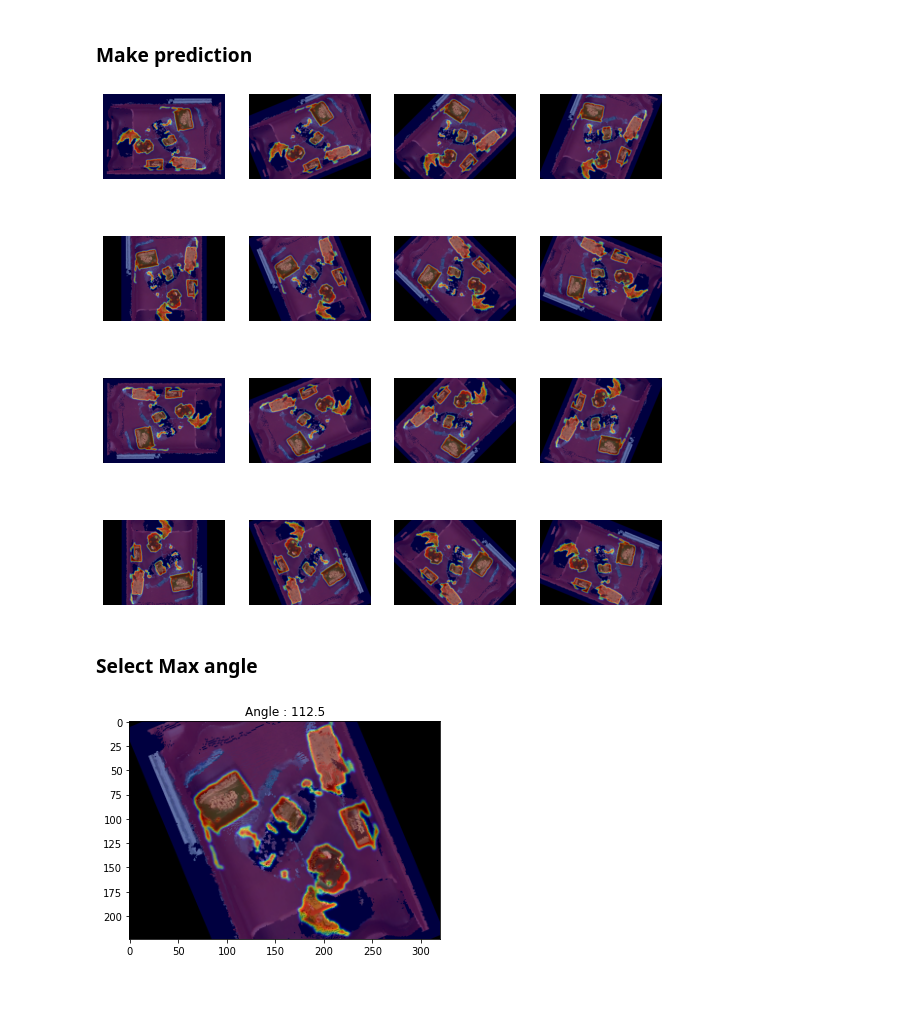
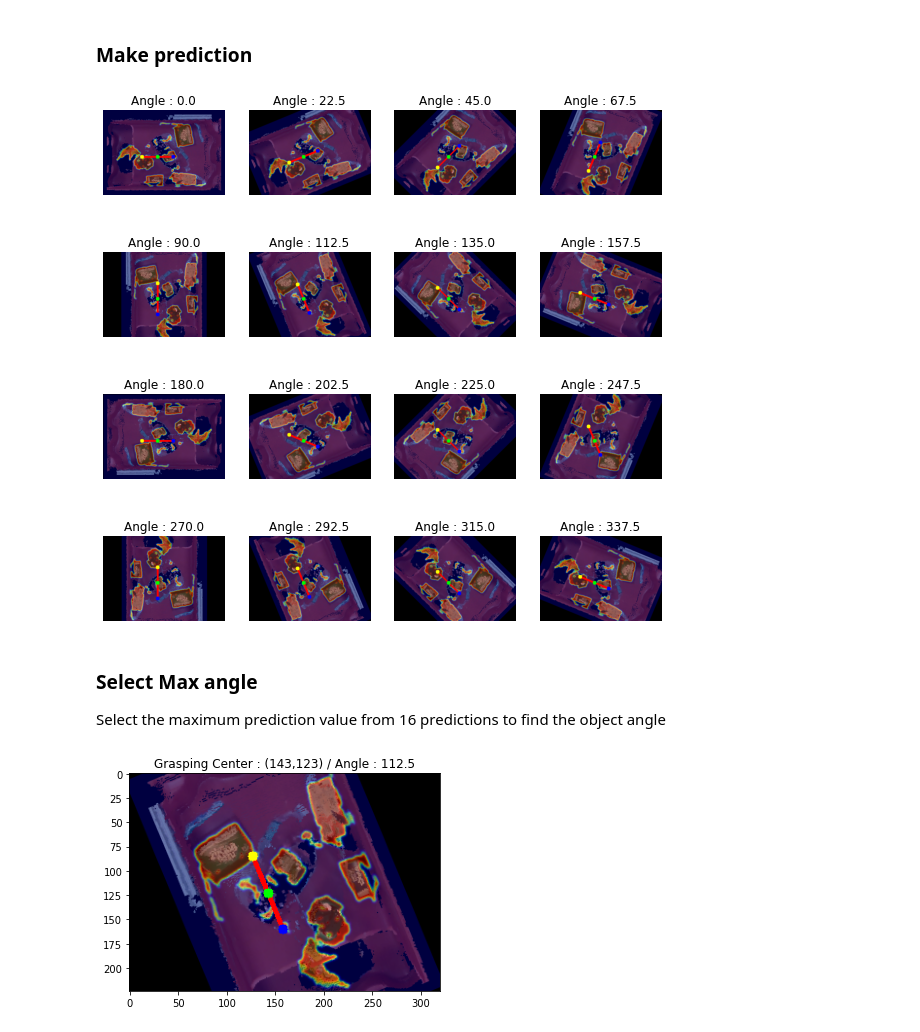
Before and after one commit to ARG-NCTU/handover_grasping, a Jupyter notebook: 01_model.ipynb, the cells around one changed output. Cells and saved outputs as stored; diff of their text form; code cells hidden in the pictures; blank space fills up the shorter version.

```diff
--- a/01_model.ipynb
+++ b/01_model.ipynb
@@ -824,7 +802,8 @@ plt.imshow(color_bbox)
 # %% [markdown]
 ### Predict grasping pose by GGCNN
 # %%
-points, angle, width_img = ggcnn.pred_grasp(depth, depth_nan, mask_body, mask_hand, bbox)
+with torch.no_grad():
+    points, angle, width_img = ggcnn.pred_grasp(depth, depth_nan, mask_body, mask_hand, bbox)
 output = ggcnn.get_grasp_pose(points, angle, width_img)
 # %% [markdown]
 ### Prediction result : x, y, theta
@@ -938,7 +917,7 @@ output is located in out_experiment
 ### Load testing data and pretrained weight
 # %%
 # load the images if there are some
-path = '/home/arg/handover_grasping/Dope_testing'
+path = '/home/arg/handover_grasping/data/Dope_testing'
 f = open(path+'/test.txt', "r")
 imgs = []
 imgsname = []
@@ -1022,14 +1001,14 @@ Jupyter environment detected. Enabling Open3D WebVisualizer.
 # %% [markdown]
 ### Load data
 # %%
-dataset = parallel_jaw_based_grasping_dataset('/home/arg/handover_grasping/parallel-jaw-grasping-dataset/data', use_zeng=True)
+dataset = parallel_jaw_based_grasping_dataset('/home/arg/handover_grasping/data/parallel-jaw-grasping-dataset', use_zeng=True)
 dataloader = DataLoader(dataset, batch_size = 1, shuffle = False, num_workers = 1)
 # %% [markdown]
 ### Initial ConvNet with pretrained-weight
 # %%
 net = ConvNet(3)
 net = net.cuda()
-net.load_state_dict(torch.load('/home/arg/handover_grasping/baseline-graspnet.pth'))
+net.load_state_dict(torch.load('/home/arg/handover_grasping/model/baseline-graspnet.pth'))
 net.eval()
 # %% [output]
 ConvNet(
@@ -1064,40 +1043,58 @@ depths_origin = batch['depth_origin']
 ### Make prediction
 # %%
 aff_list = []
+title_list = []
 value_list = []
+coord_list = []
 for i in range(16):
     color = colors[i].cuda()
     depth = depths[i].cuda()
 
     with torch.no_grad():
         predict = net.forward(color, depth)
 
-    value = torch.max(predict[0,2])
+    Depth = depths_origin[0][0].numpy()
 
-    affordanceMap, x, y = get_affordancemap(predict, depths_origin[0][0].numpy(), True)
+    value = np.max(predict[0,2].cpu().numpy())
+
+    affordanceMap, x, y = get_affordancemap(predict, Depth, True)
 
     color = colors_origin[i][0].numpy().astype('uint8')
 
     center = (int(color.shape[1]/2), int(color.shape[0]/2))
     M = cv2.getRotationMatrix2D(center, i*22.5, 1.0)
     affordanceMap = cv2.warpAffine(affordanceMap, M, (color.shape[1], color.shape[0]))
 
-
-    value_list.append(value.detach().cpu().numpy())
+    value_list.append(value)
 
     Combine = cv2.addWeighted(color,0.5,affordanceMap, 0.5,0)
 
+    theta = i*22.5
+
+    point1, point2 = get_grasp_line(theta, [y, x], Depth)
+
+    Combine = cv2.line(Combine,point1,point2,(0,0,255),3)
+    Combine = cv2.circle(Combine, (int(x), int(y)), 5, (0,255,0), -1)
+    Combine = cv2.circle(Combine, point1, 5, (255,0,0), -1)
+    Combine = cv2.circle(Combine, point2, 5, (0,255,255), -1)
+
     aff_list.append(Combine[:,:,[2,1,0]])
+    title_list.append('Angle : '+str(i*22.5))
+    coord_list.append([x, y])
 
-Image_table(4,4,aff_list)
+# show result
+Image_table(4,4,aff_list,title_list)
 # %% [output]
-[figure, old version]
+[figure, new version]
 # %% [markdown]
 ### Select Max angle
+Select the maximum prediction value from 16 predictions to find the object angle
 # %%
 max_id = value_list.index(max(value_list))
+x = coord_list[max_id][0]
+y = coord_list[max_id][1]
 plt.imshow(aff_list[max_id])
-plt.title('Angle : '+str(max_id*22.5))
+plt.title("Grasping Center : ({},{}) / Angle : {}".format(x, y, max_id*22.5))
 plt.show()
 # %% [output]
-[figure, old version]
+[figure, new version]
```
Also changed, not shown: parts of 8 cells of this notebook, 4 other files.
